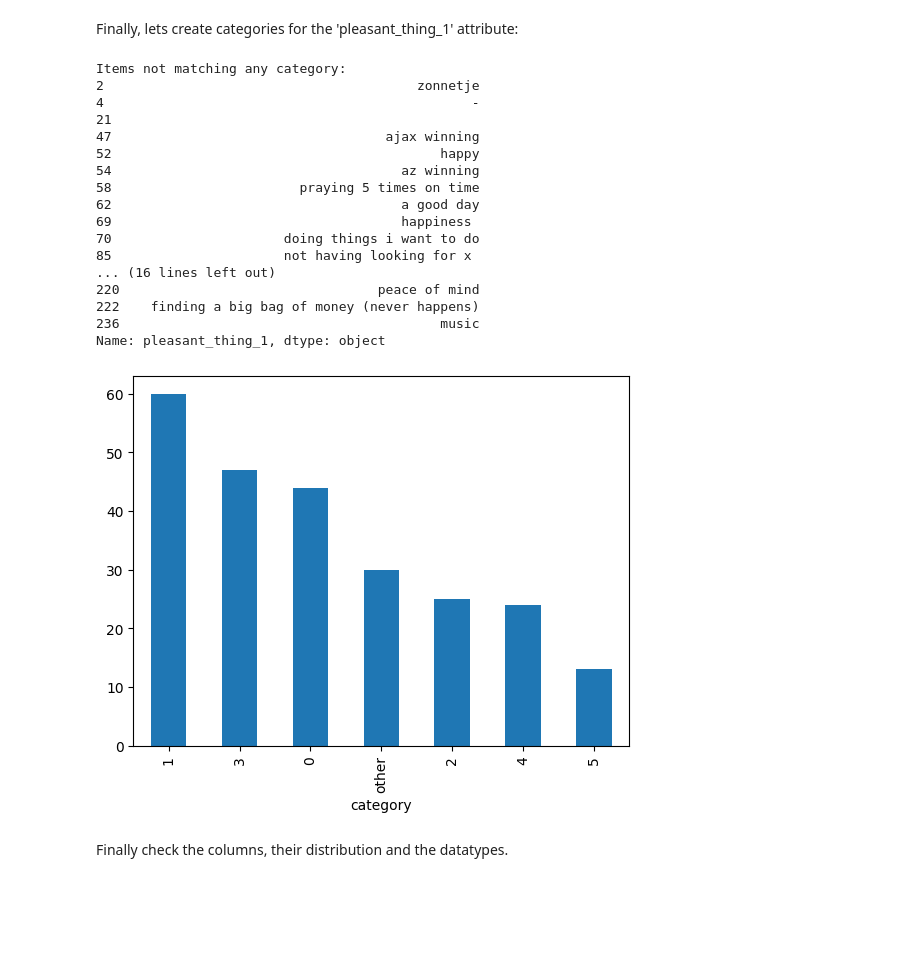
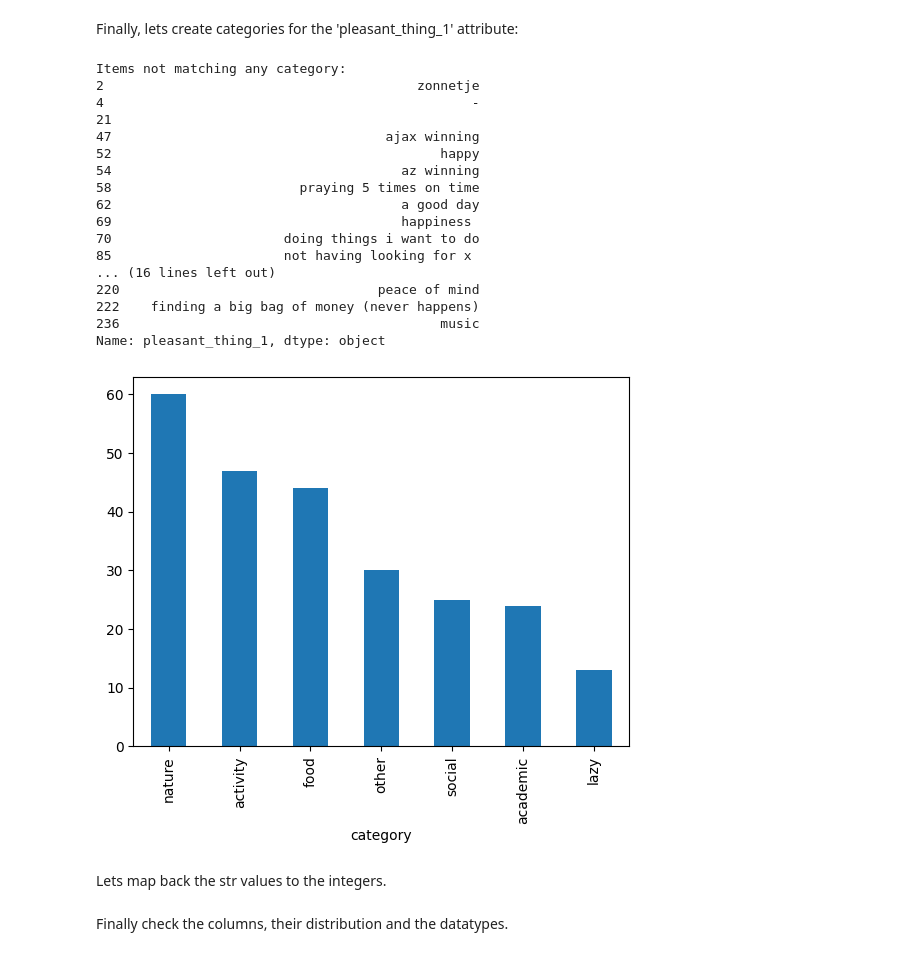
Before and after one commit to MarcellSzegedi/data-mining-1, a Jupyter notebook: src/datamining/data_exploration.ipynb, the cells around one changed output. Cells and saved outputs as stored; diff of their text form; code cells hidden in the pictures; blank space fills up the shorter version.

```diff
--- a/src/datamining/data_exploration.ipynb
+++ b/src/datamining/data_exploration.ipynb
@@ -173,7 +195,7 @@ raw_data["experience_st"] = raw_data["experience_st"].map(bin_map_st)
 # %% [markdown]
 In case of chatgpt_usage we are going to map "yes" to True, "no" to False and leave nan in place of "not willing to say", however for further consideration values of "not willing to say" may be mapped to True.
 # %%
-bin_map_chatgpt = {"yes": True, "no": False}
+bin_map_chatgpt = {"yes": 0, "no": 1, "not willing to say": 2}
 
 raw_data["chatgpt_usage"] = raw_data["chatgpt_usage"].map(bin_map_chatgpt)
 # %% [markdown]
@@ -193,7 +215,7 @@ Name: count, dtype: int64
 # %% [markdown]
 As it can be observed, only a few responsers chose options outside the group of "male" and "female". In this case, the best strategy to prevent the distribution fragmentation, which can potentially cause problems later during the fitting process, "male", "female" values are going to be mapped to integer 0, 1. "not willing to answer" will mapped to nan, while every other answer will be mapped to a new common group denoted with integer value 2.
 # %%
-gender_map = {"male": 0, "female": 1, "gender fluid": 2, "intersex": 2, "non-binary": 2, "other": 2}
+gender_map = {"male": "male", "female": "female", "gender fluid": "non-binary", "intersex": "non-binary", "non-binary": "non-binary", "other": "non-binary"}
 
 raw_data["gender"] = raw_data["gender"].map(gender_map)
 # %% [markdown]
@@ -418,14 +441,14 @@ See the caveats in the documentation: https://pandas.pydata.org/pandas-docs/stab
 # %% [markdown]
 Finally, change their datatype.
 # %%
-new_datatypes = {
-    "experience_ml": bool,
-    "experience_ir": bool,
-    "experience_st": bool,
-    "experience_db": bool,
-    "gender": np.int8,
-    "chatgpt_usage": bool,
-}
-raw_data = raw_data.astype(new_datatypes)
+# new_datatypes = {
+#     "experience_ml": str,
+#     "experience_ir": str,
+#     "experience_st": str,
+#     "experience_db": str,
+#     "gender": str,
+#     "chatgpt_usage": str,
+# }
+# raw_data = raw_data.astype(new_datatypes)
 
-raw_data.dtypes
+# raw_data.dtypes
@@ -739,7 +746,7 @@ raw_data["birthday"] = pd.to_datetime(raw_data["birthday"].apply(convert_time_to
 print(raw_data.loc[~pd.to_datetime(raw_data["birthday"], errors="coerce").notna(), "birthday"])
 
 threshold_date_lower = pd.to_datetime("01-01-1980")
-threshold_date_upper = pd.to_datetime("31-12-2004")
+threshold_date_upper = pd.to_datetime("31-12-2005")
 
 raw_data.loc[raw_data["birthday"] < threshold_date_lower, "birthday"] = np.nan
 raw_data.loc[raw_data["birthday"] > threshold_date_upper, "birthday"] = np.nan
@@ -754,6 +761,9 @@ raw_data["birthday"] = raw_data["birthday"].astype(np.int16)
 # print(raw_data["birthday"].isna().sum())
 # print(raw_data["birthday"].head())
 raw_data["birthday"].value_counts().plot(kind="bar")
+plt.tight_layout()
+plt.savefig("brithday_plot.png", dpi=300)
+plt.close()
 # %% [output]
 5     NaT
 22    NaT
@@ -875,41 +883,42 @@ lazy_mask = r"not having edda exam|drugs|nothing|no school|weed|no responsibilit
 raw_data["category"] = "other"  # Default category
 
 # Apply each mask in order
-raw_data.loc[raw_data["pleasant_thing_1"].str.contains(food_mask, regex=True, na=False), "category"] = "0"
-raw_data.loc[raw_data["pleasant_thing_1"].str.contains(nature_mask, regex=True, na=False), "category"] = "1"
-raw_data.loc[raw_data["pleasant_thing_1"].str.contains(social_mask, regex=True, na=False), "category"] = "2"
-raw_data.loc[raw_data["pleasant_thing_1"].str.contains(activity_mask, regex=True, na=False), "category"] = "3"
-raw_data.loc[raw_data["pleasant_thing_1"].str.contains(academic_mask, regex=True, na=False), "category"] = "4"
-raw_data.loc[raw_data["pleasant_thing_1"].str.contains(lazy_mask, regex=True, na=False), "category"] = "5"
+raw_data.loc[raw_data["pleasant_thing_1"].str.contains(food_mask, regex=True, na=False), "category"] = "food"
+raw_data.loc[raw_data["pleasant_thing_1"].str.contains(nature_mask, regex=True, na=False), "category"] = "nature"
+raw_data.loc[raw_data["pleasant_thing_1"].str.contains(social_mask, regex=True, na=False), "category"] = "social"
+raw_data.loc[raw_data["pleasant_thing_1"].str.contains(activity_mask, regex=True, na=False), "category"] = "activity"
+raw_data.loc[raw_data["pleasant_thing_1"].str.contains(academic_mask, regex=True, na=False), "category"] = "academic"
+raw_data.loc[raw_data["pleasant_thing_1"].str.contains(lazy_mask, regex=True, na=False), "category"] = "lazy"
 
 # Items that don't fit any category
 not_fitting_items = raw_data.loc[raw_data["category"] == "other", "pleasant_thing_1"]
 print("Items not matching any category:")
 print(not_fitting_items)
 
 # Plot the distribution
 raw_data["category"].value_counts().plot(kind="bar")
 
-raw_data.loc[raw_data["category"] == "other", "category"] = "6"
+raw_data.loc[raw_data["category"] == "other", "category"] = "other"
 raw_data["pleasant_thing_1"] = raw_data["category"]
 raw_data.drop("category", axis=1, inplace=True)
-raw_data["pleasant_thing_1"] = raw_data["pleasant_thing_1"].astype(np.int8)
 # %% [output]
 Items not matching any category:
 2                                        zonnetje
 4                                               -
 21
 47                                   ajax winning
 52                                          happy
 54                                     az winning
 58                        praying 5 times on time
 62                                     a good day
 69                                     happiness
 70                      doing things i want to do
 85                      not having looking for x
 ... (16 lines left out)
 220                                 peace of mind
 222    finding a big bag of money (never happens)
 236                                         music
 Name: pleasant_thing_1, dtype: object
-[figure, old version]
+[figure, new version]
+# %% [markdown]
+Lets map back the str values to the integers.
```
Also changed, not shown: parts of 26 cells of this notebook, 4 other files.
